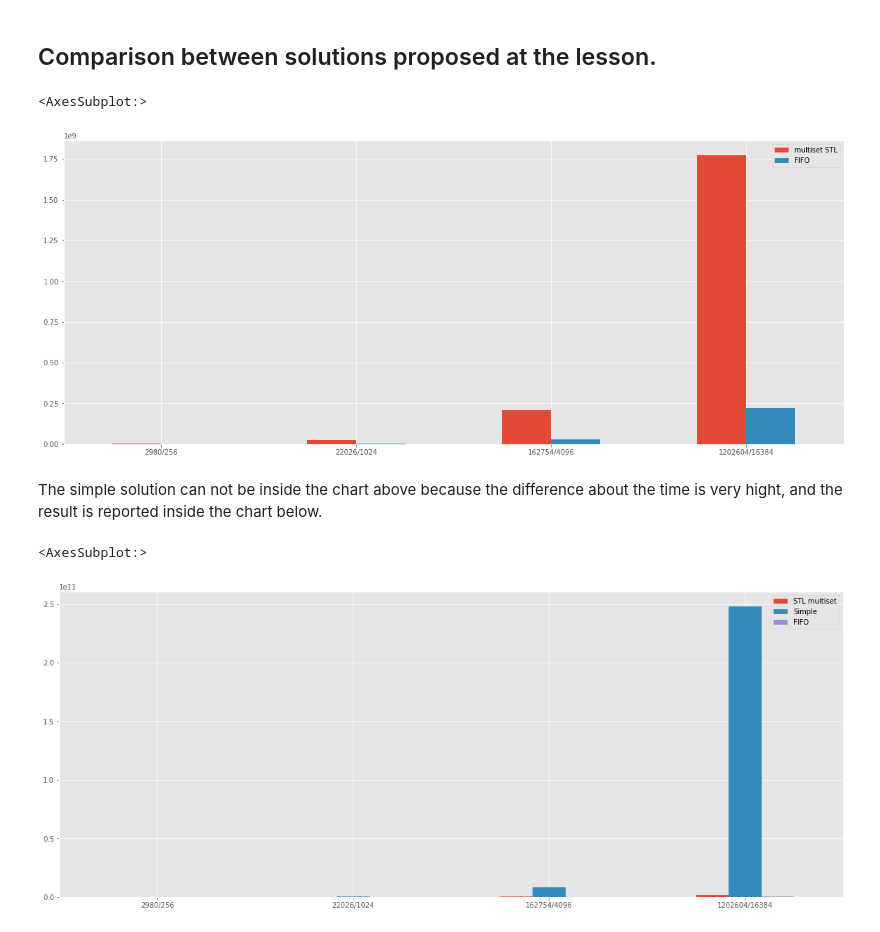
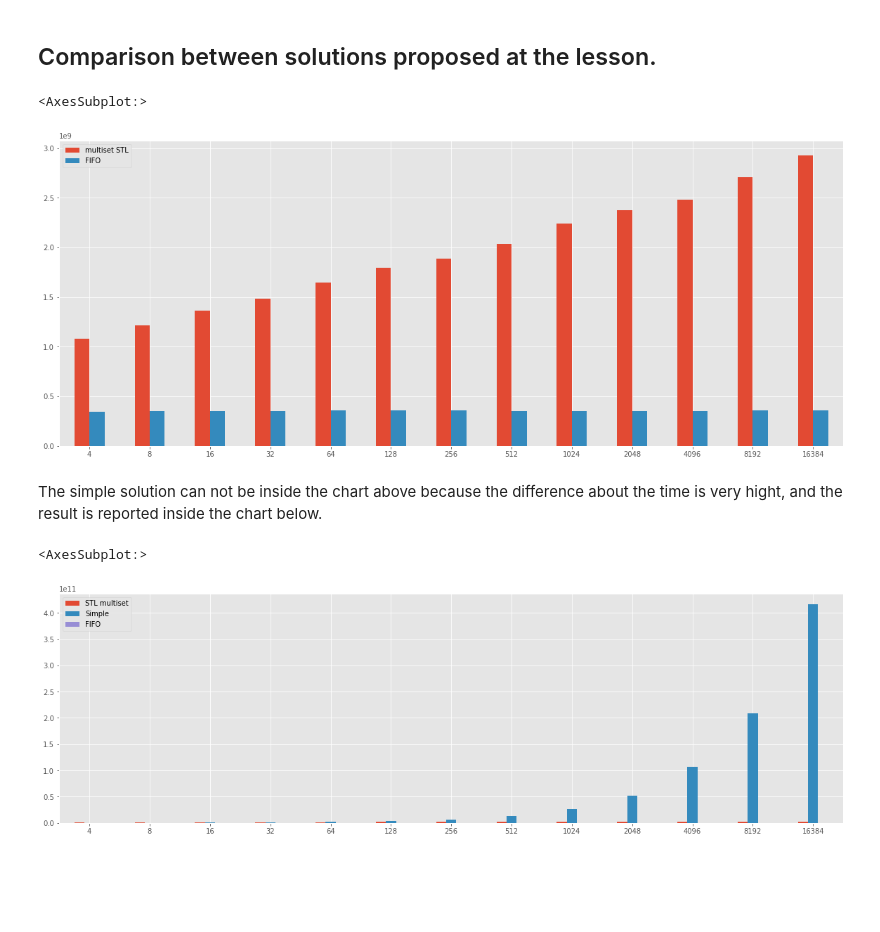
Before and after one commit to vincenzopalazzo/Competitive-Programming-and-Contests-VP-Solution, a Jupyter notebook: SlidingWindowMaximum/benchmark/bm_result.ipynb, the cells around one changed output. Saved outputs shown, nothing was run; the diff lists cells and outputs as text; code cells hidden in the pictures; blank space fills up the shorter version.

```diff
--- a/SlidingWindowMaximum/benchmark/bm_result.ipynb
+++ b/SlidingWindowMaximum/benchmark/bm_result.ipynb
@@ -205,7 +206,7 @@ for bm in bm_list:
     if 'Balance_Tree' in bm['run_name']:
         bm_stl_res.append(bm['real_time'])
         bm_stl_input.append(bm['run_name'].split('/')[1])
-        bm_label.append('{}/{}'.format(bm['run_name'].split('/')[2], bm['run_name'].split('/')[1]))
+        bm_label.append(bm['run_name'].split('/')[1])
     elif 'FIFO' in bm['run_name']:
         bm_fifo_res.append(bm['real_time'])
         bm_fifo_input.append(bm['run_name'].split('/')[1])
@@ -221,17 +222,17 @@ summary = pandas.DataFrame({
 summary.plot.bar(rot=0, figsize=(20,8))
 # %% [output]
 <AxesSubplot:>
-[figure, old version]
+[figure, new version]
 # %% [markdown]
 The simple solution can not be inside the chart above because the difference about the time is very hight, and the result is reported inside the chart below.
 # %%
 summary = pandas.DataFrame({
     'STL multiset': bm_stl_res,
     'Simple': bm_naive_res,
     'FIFO': bm_fifo_res
     }, index=bm_label)
 
-summary.plot.bar(rot=0, figsize=(20,8))
+summary.plot.bar(rot=0, figsize=(20,6))
 # %% [output]
 <AxesSubplot:>
-[figure, old version]
+[figure, new version]
```
Also changed, not shown: parts of 4 cells of this notebook, 6 other files.
